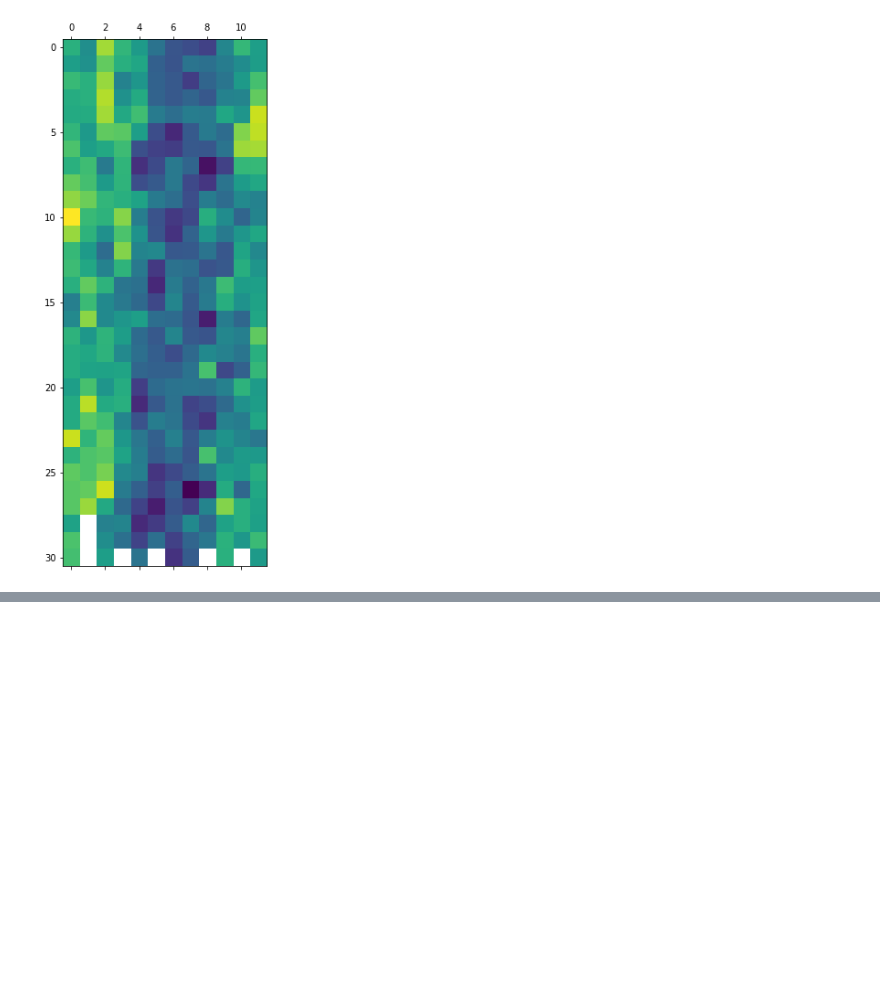
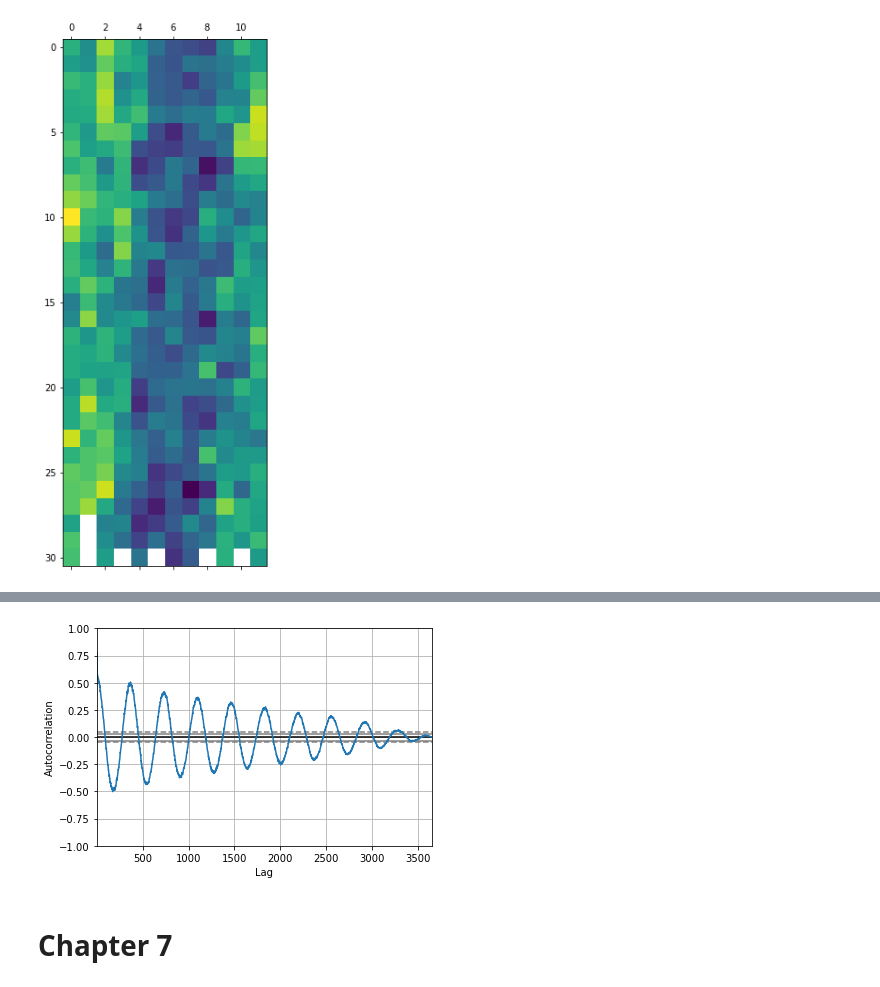
Before and after one commit to margarineHound/ML_Practice, a Jupyter notebook: min_daily_temp.ipynb, the cells around one changed output, grey strips where cells are left out. Drawn from its saved outputs; the diff is of its cells as text; code cells hidden in the pictures; blank space fills up the shorter version.

```diff
--- a/min_daily_temp.ipynb
+++ b/min_daily_temp.ipynb
@@ -218,0 +250,7 @@ NameError: name 'pd' is not defined
+# %%
+pd.plotting.autocorrelation_plot(series)
+plt.show()
+# %% [output]
+[figure, added]
+# %% [markdown]
+# **Chapter 7**
```
Also changed, not shown: parts of 11 cells of this notebook, 1 other file.
